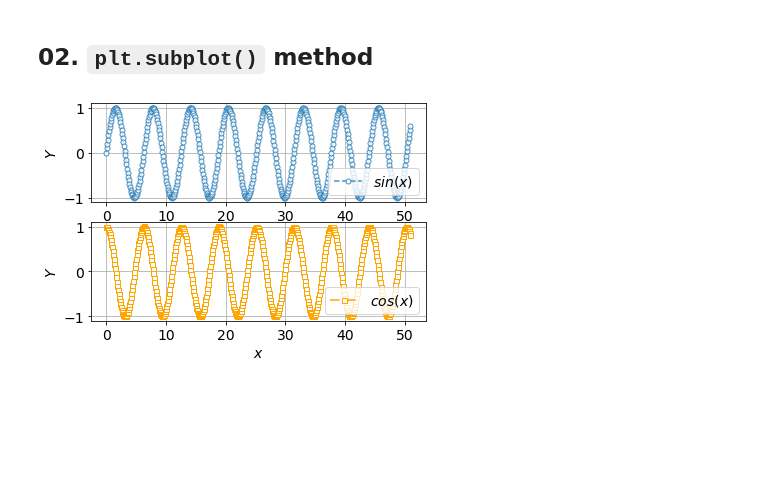
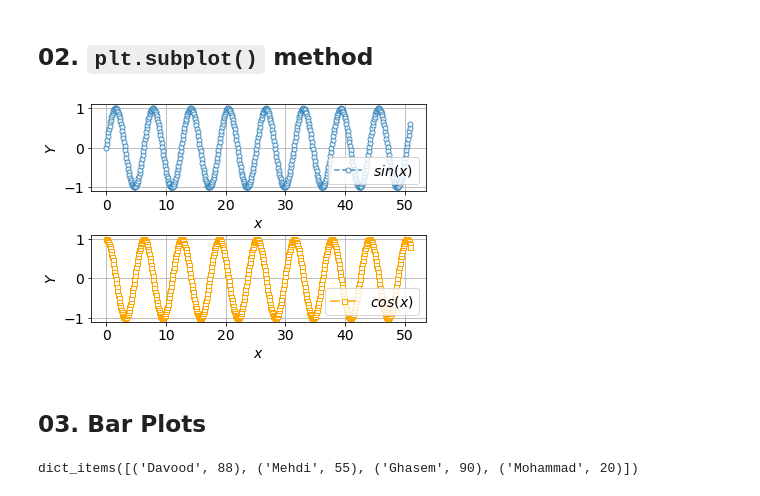
Before and after one commit to DavoodSZ1993/Python_Tutorial, a Jupyter notebook: 1_matplotlib_plots.ipynb, the cells around one changed output. Drawn from its saved outputs; the diff is of its cells as text; code cells hidden in the pictures; blank space fills up the shorter version.

```diff
--- a/1_matplotlib_plots.ipynb
+++ b/1_matplotlib_plots.ipynb
@@ -41,26 +41,36 @@ axes.legend(['$Sin(x)$', '$Cos(x)$'], loc='lower right')
 # %%
 x = np.arange(0, 51, 0.1)
 noise = np.random.randn(len(x))
 
 y1 = np.add(np.sin(x), noise * 0.001)
 y2 = np.add(np.cos(x), noise *0.001)
 
 
 _, axes = plt.subplots(2, 1)
 axes[0].plot(x, y1, marker='o', markersize=5, mfc='white',
          linestyle='--', alpha=0.8)
 axes[0].set_xlabel('$x$')
 axes[0].set_ylabel('$Y$')
 axes[0].legend(['$sin(x)$'], loc='lower right')
 axes[0].grid()
 
 
 
 axes[1].plot(x, y2, marker='s', markersize=5, mfc='white',
          linestyle='-.', color='orange')
 axes[1].set_xlabel('$x$')
 axes[1].set_ylabel('$Y$')
 axes[1].legend(['$cos(x)$'], loc='lower right')
 axes[1].grid()
+
+plt.subplots_adjust(hspace=0.5)
 # %% [output]
-[figure, old version]
+[figure, new version]
+# %% [markdown]
+## 03. Bar Plots
+# %%
+scores = {'Davood': 88, 'Mehdi': 55, 'Ghasem': 90, 'Mohammad':20}
+
+scores.items()
+# %% [output]
+dict_items([('Davood', 88), ('Mehdi', 55), ('Ghasem', 90), ('Mohammad', 20)])
```
